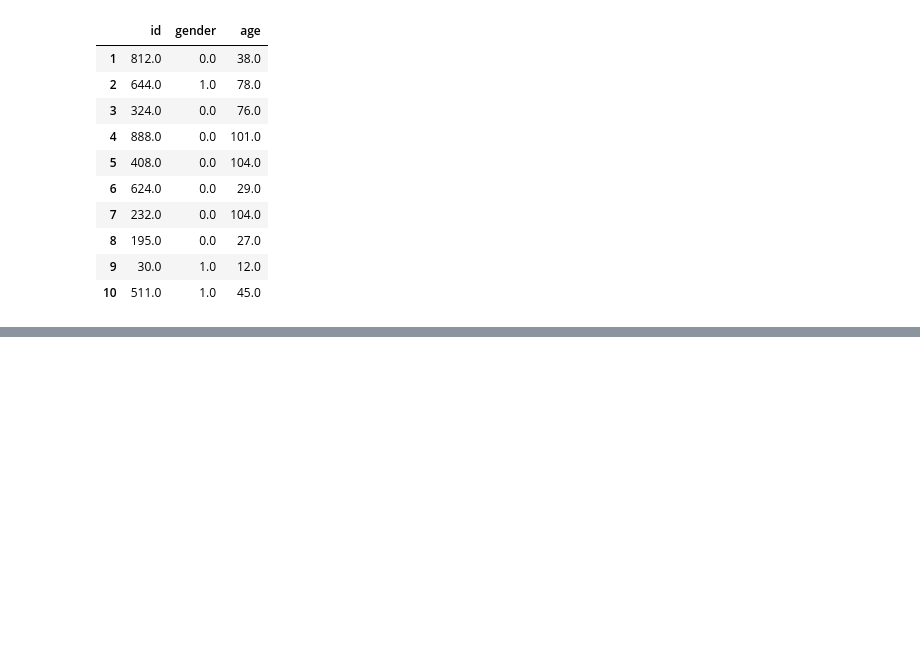
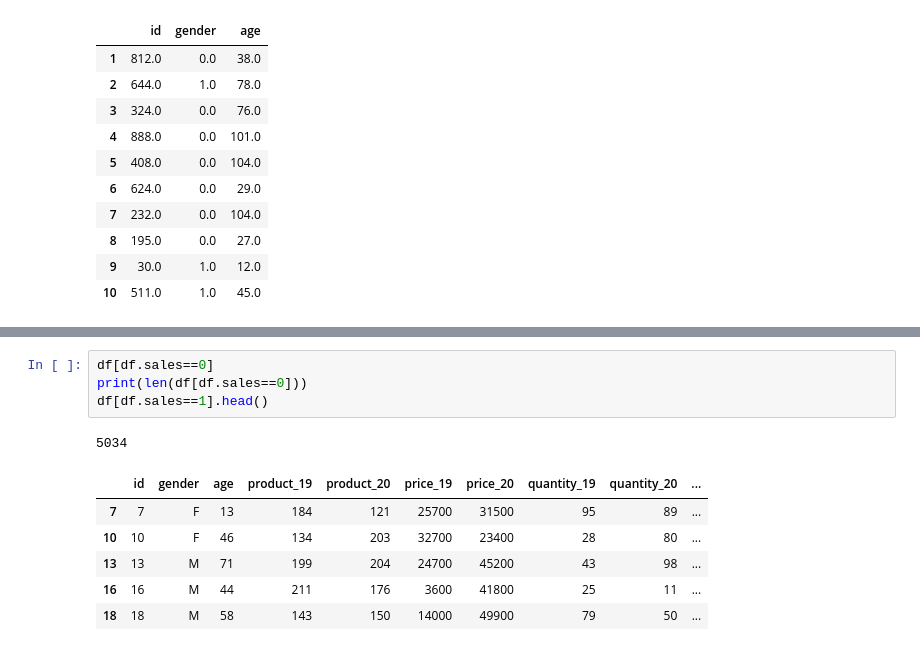
Before and after one commit to kkyxxn/curriculum, a Jupyter notebook: m2_분석라이브러리활용/numpy/numpy_응용_복습.ipynb, the cells around one changed output, grey strips where cells are left out. Cells and saved outputs as stored; diff of their text form; blank space fills up the shorter version.

```diff
--- a/m2_분석라이브러리활용/numpy/numpy_응용_복습.ipynb
+++ b/m2_분석라이브러리활용/numpy/numpy_응용_복습.ipynb
@@ -909,0 +990,12 @@ df
+# %%
+df[df.sales==0]
+print(len(df[df.sales==0]))
+df[df.sales==1].head()
+# %% [output]
+5034
+|  | id | gender | age | product_19 | product_20 | price_19 | price_20 | quantity_19 | quantity_20 | ... |
+| 7 | 7 | F | 13 | 184 | 121 | 25700 | 31500 | 95 | 89 | ... |
+| 10 | 10 | F | 46 | 134 | 203 | 32700 | 23400 | 28 | 80 | ... |
+| 13 | 13 | M | 71 | 199 | 204 | 24700 | 45200 | 43 | 98 | ... |
+| 16 | 16 | M | 44 | 211 | 176 | 3600 | 41800 | 25 | 11 | ... |
+| 18 | 18 | M | 58 | 143 | 150 | 14000 | 49900 | 79 | 50 | ... |
```
Also changed, not shown: parts of 4 cells of this notebook.
